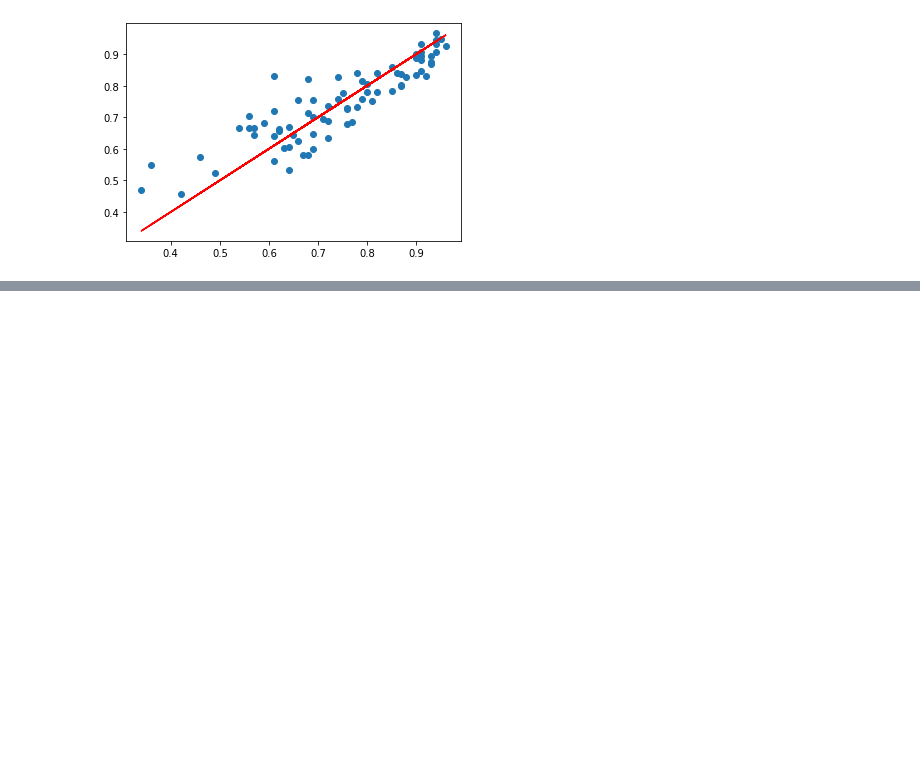
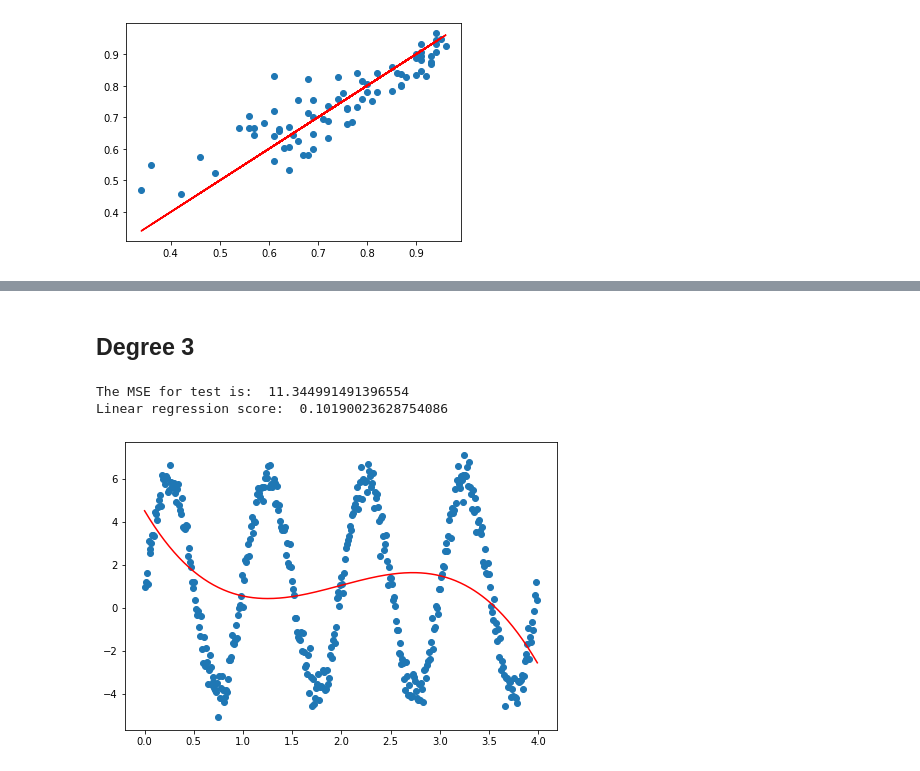
Before and after one commit to Adib-Rezaei/AI-Summer-School-2021-GroupB, a Jupyter notebook: Task2/Task2.ipynb, the cells around one changed output, grey strips where cells are left out. Cells and saved outputs as stored; diff of their text form; code cells hidden in the pictures; blank space fills up the shorter version.

```diff
--- a/Task2/Task2.ipynb
+++ b/Task2/Task2.ipynb
@@ -237,0 +318,8 @@ Linear regression score:  0.7745003817030364
+# %% [markdown]
+## Degree 3
+# %%
+plot_poly_regression(X, Y, 3)
+# %% [output]
+The MSE for test is:  11.344991491396554
+Linear regression score:  0.10190023628754086
+[figure, added]
```
Also changed, not shown: parts of 19 cells of this notebook.
